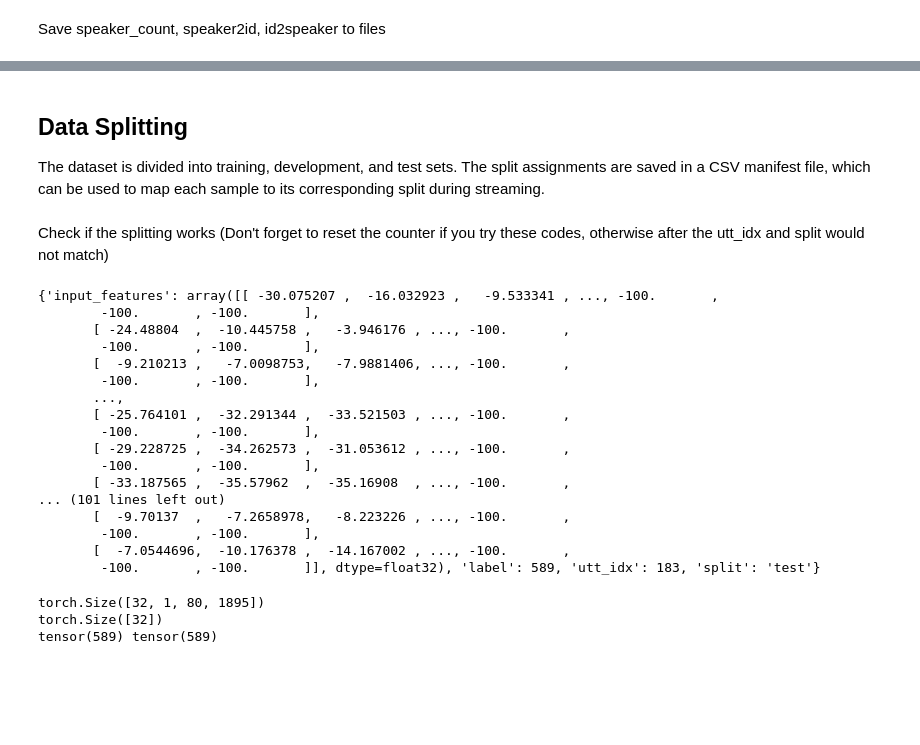
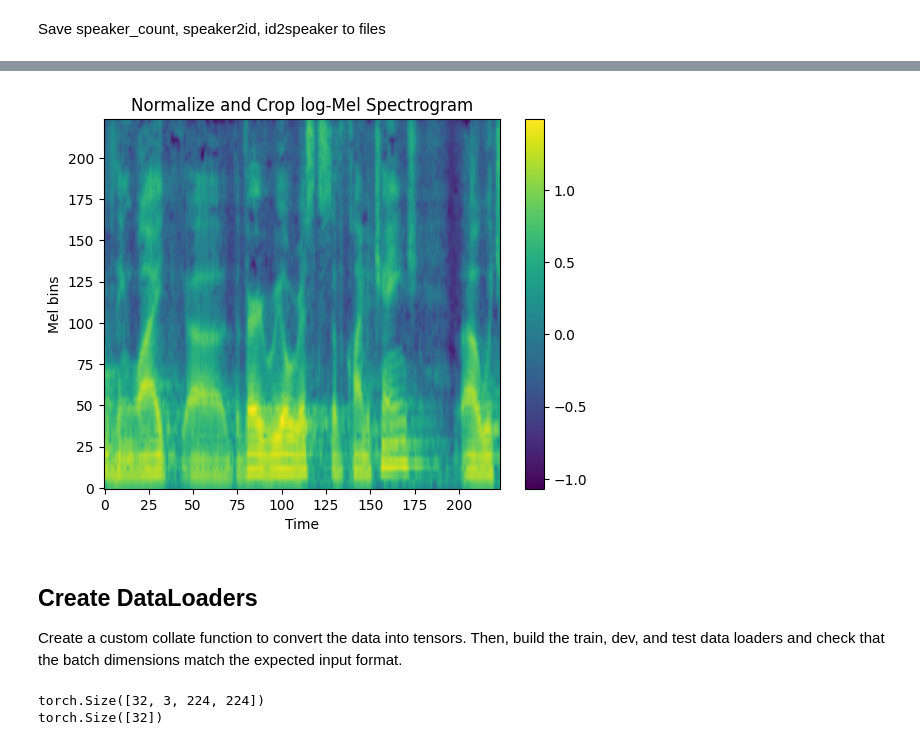
Before and after one commit to Yi-Shan-lin/Speaker-Recognition-using-ResNet-Embeddings, a Jupyter notebook: Speaker__Recognition_Data.ipynb, the cells around one changed output, grey strips where cells are left out. Cells and saved outputs as stored; diff of their text form; code cells hidden in the pictures; blank space fills up the shorter version.

```diff
--- a/Speaker__Recognition_Data.ipynb
+++ b/Speaker__Recognition_Data.ipynb
@@ -169,0 +270,10 @@ Preprocess data change sample rate to 16k and transfer to log mel spectrogram sa
+# %%
+from dataset import Dataset_Builder
+
+# try the training set first
+
+config = {"shortest_duration": 4.0} # (optional)
+
+train_builder = Dataset_Builder(train_dataset, **config)
+train_builder.filter()
+train_builder.preprocess()
@@ -261,5 +351,0 @@ print(samples[0]['input_features'].shape)
-# %% [markdown]
-## Data Splitting
-
-The dataset is divided into training, development, and test sets.
-The split assignments are saved in a CSV manifest file, which can be used to map each sample to its corresponding split during streaming.
@@ -354,37 +351,0 @@ test_dataset = test_dataset.filter(
-# %% [markdown]
-Check if the splitting works (Don't forget to reset the counter if you try these codes, otherwise after the utt_idx and split would not match)
-# %%
-"""
-for i, ex in enumerate(train_dataset):
-    print(ex)
-    if i == 2:
-        break
-
-for i, ex in enumerate(dev_dataset):
-    print(ex)
-    if i == 2:
-        break
-
-for i, ex in enumerate(test_dataset):
-    print(ex)
-    if i == 2:
-        break
-"""
-# %% [output]
-{'input_features': array([[ -30.075207 ,  -16.032923 ,   -9.533341 , ..., -100.       ,
-        -100.       , -100.       ],
-       [ -24.48804  ,  -10.445758 ,   -3.946176 , ..., -100.       ,
-        -100.       , -100.       ],
-       [  -9.210213 ,   -7.0098753,   -7.9881406, ..., -100.       ,
-        -100.       , -100.       ],
-       ...,
-       [ -25.764101 ,  -32.291344 ,  -33.521503 , ..., -100.       ,
-        -100.       , -100.       ],
-       [ -29.228725 ,  -34.262573 ,  -31.053612 , ..., -100.       ,
-        -100.       , -100.       ],
-       [ -33.187565 ,  -35.57962  ,  -35.16908  , ..., -100.       ,
-... (101 lines left out)
-       [  -9.70137  ,   -7.2658978,   -8.223226 , ..., -100.       ,
-        -100.       , -100.       ],
-       [  -7.0544696,  -10.176378 ,  -14.167002 , ..., -100.       ,
-        -100.       , -100.       ]], dtype=float32), 'label': 589, 'utt_idx': 183, 'split': 'test'}
@@ -420,0 +352,15 @@ def collate_fn(batch):
+# %%
+crop = example["log_mel"][0]
+plt.imshow(crop,origin="lower",aspect="auto")
+
+plt.title("Normalize and Crop log-Mel Spectrogram")
+plt.xlabel("Time")
+plt.ylabel("Mel bins")
+plt.colorbar()
+plt.show()
+# %% [output]
+[figure, added]
+# %% [markdown]
+## Create DataLoaders
+
+Create a custom collate function to convert the data into tensors. Then, build the train, dev, and test data loaders and check that the batch dimensions match the expected input format.
@@ -441,10 +398,8 @@ test_loader = DataLoader(
 # %%
 batch = next(iter(train_loader))
 
-print(batch["input_features"].shape)  # [B, 1, 80, T]
+print(batch["log_mel"].shape)  # [B, 1, 80, T]
 print(batch["labels"].shape)          # [B]
-print(batch["labels"].min(), batch["labels"].max())
 # %% [output]
-torch.Size([32, 1, 80, 1895])
+torch.Size([32, 3, 224, 224])
 torch.Size([32])
-tensor(589) tensor(589)
```
Also changed, not shown: parts of 33 cells of this notebook.
